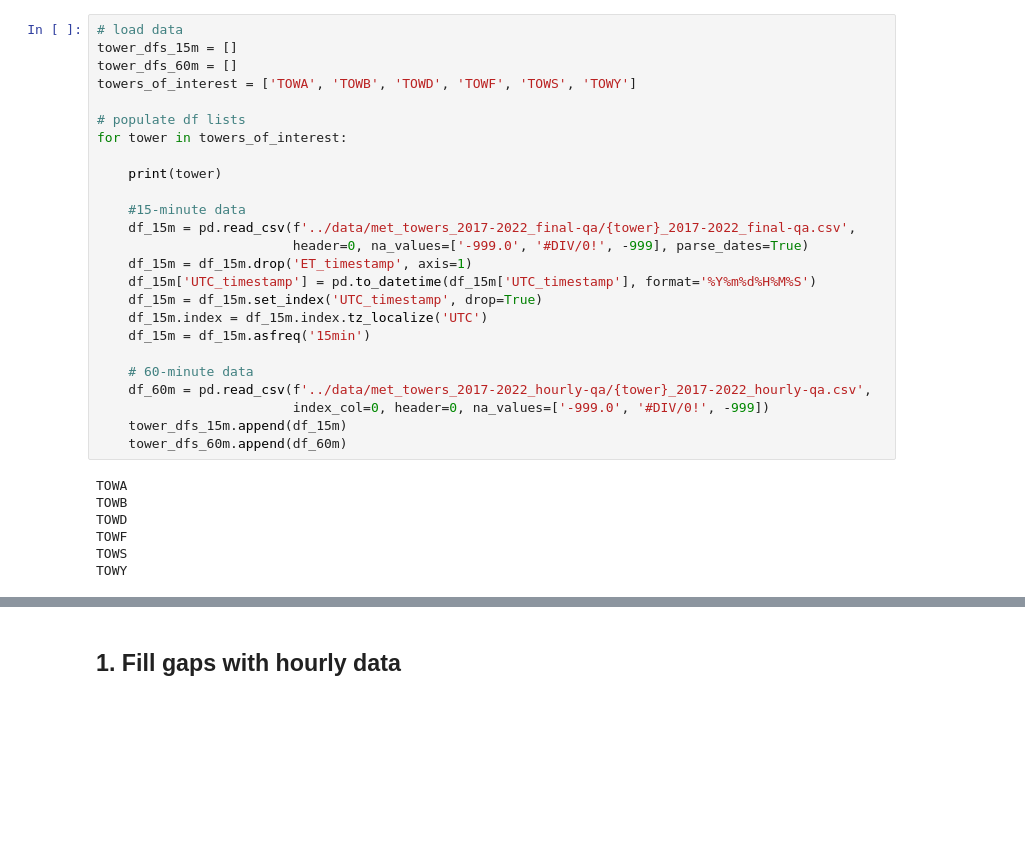
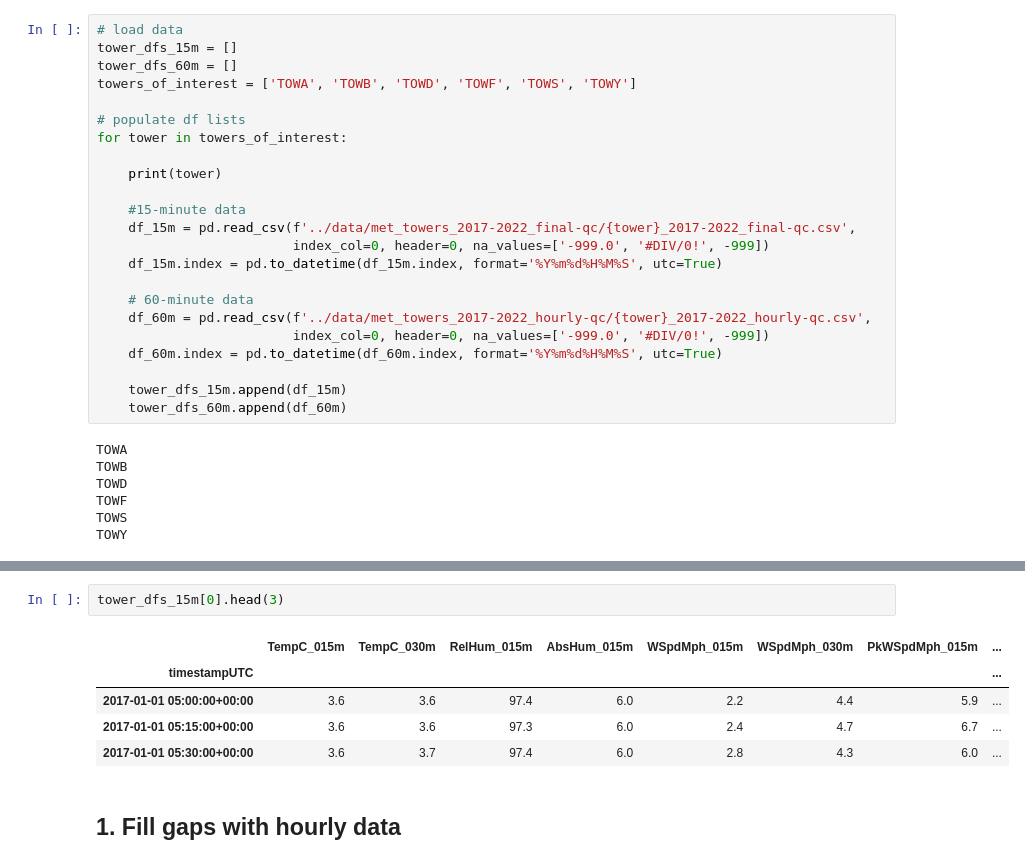
Before and after one commit to msteckle/orr_met_data_processing, a Jupyter notebook: notebooks/03_gap_filling.ipynb, the cells around one changed output, grey strips where cells are left out. Drawn from its saved outputs; the diff is of its cells as text; blank space fills up the shorter version.

```diff
--- a/notebooks/03_gap_filling.ipynb
+++ b/notebooks/03_gap_filling.ipynb
@@ -27,17 +27,15 @@ for tower in towers_of_interest:
     print(tower)
 
     #15-minute data
-    df_15m = pd.read_csv(f'../data/met_towers_2017-2022_final-qa/{tower}_2017-2022_final-qa.csv',
-                         header=0, na_values=['-999.0', '#DIV/0!', -999], parse_dates=True)
-    df_15m = df_15m.drop('ET_timestamp', axis=1)
-    df_15m['UTC_timestamp'] = pd.to_datetime(df_15m['UTC_timestamp'], format='%Y%m%d%H%M%S')
-    df_15m = df_15m.set_index('UTC_timestamp', drop=True)
-    df_15m.index = df_15m.index.tz_localize('UTC')
-    df_15m = df_15m.asfreq('15min')
+    df_15m = pd.read_csv(f'../data/met_towers_2017-2022_final-qc/{tower}_2017-2022_final-qc.csv',
+                         index_col=0, header=0, na_values=['-999.0', '#DIV/0!', -999])
+    df_15m.index = pd.to_datetime(df_15m.index, format='%Y%m%d%H%M%S', utc=True)
 
     # 60-minute data
-    df_60m = pd.read_csv(f'../data/met_towers_2017-2022_hourly-qa/{tower}_2017-2022_hourly-qa.csv',
+    df_60m = pd.read_csv(f'../data/met_towers_2017-2022_hourly-qc/{tower}_2017-2022_hourly-qc.csv',
                          index_col=0, header=0, na_values=['-999.0', '#DIV/0!', -999])
+    df_60m.index = pd.to_datetime(df_60m.index, format='%Y%m%d%H%M%S', utc=True)
+
     tower_dfs_15m.append(df_15m)
     tower_dfs_60m.append(df_60m)
 # %% [output]
@@ -50,3 +56,11 @@ TOWY
+# %%
+tower_dfs_15m[0].head(3)
+# %% [output]
+|  | TempC_015m | TempC_030m | RelHum_015m | AbsHum_015m | WSpdMph_015m | WSpdMph_030m | PkWSpdMph_015m | ... |
+| timestampUTC |  |  |  |  |  |  |  | ... |
+| 2017-01-01 05:00:00+00:00 | 3.6 | 3.6 | 97.4 | 6.0 | 2.2 | 4.4 | 5.9 | ... |
+| 2017-01-01 05:15:00+00:00 | 3.6 | 3.6 | 97.3 | 6.0 | 2.4 | 4.7 | 6.7 | ... |
+| 2017-01-01 05:30:00+00:00 | 3.6 | 3.7 | 97.4 | 6.0 | 2.8 | 4.3 | 6.0 | ... |
 # %% [markdown]
 ## 1. Fill gaps with hourly data
 # %%
```
Also changed, not shown: parts of 15 cells of this notebook, 4 other files.
